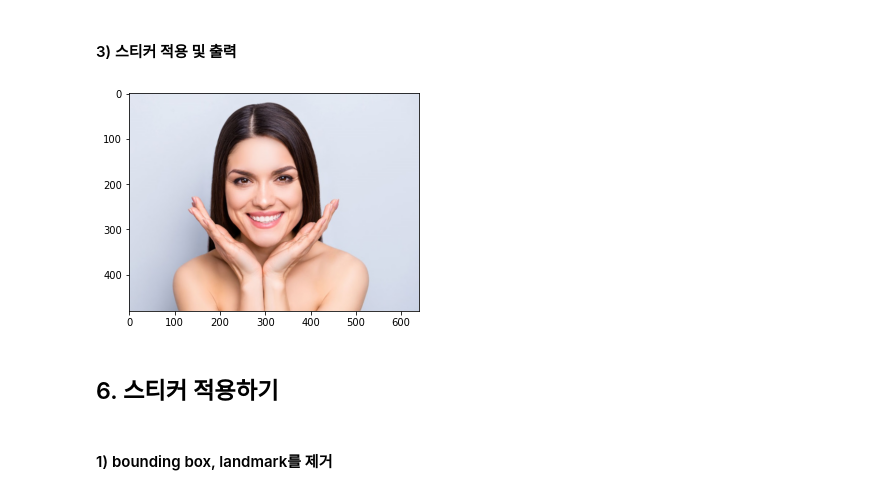
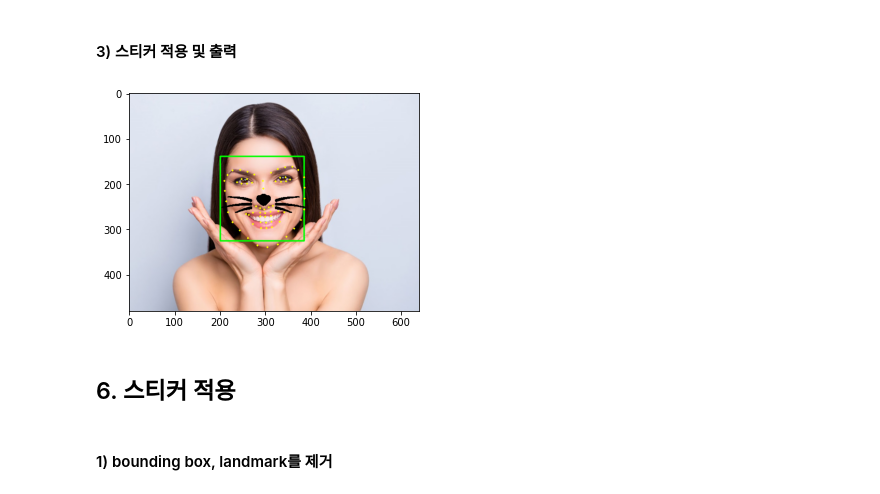
Before and after one commit to olivela777/AIFFEL, a Jupyter notebook: 03_EXPLORATION/Create_a_camera_sticker_app.ipynb, the cells around one changed output. Drawn from its saved outputs; the diff is of its cells as text; code cells hidden in the pictures.

```diff
--- a/03_EXPLORATION/Create_a_camera_sticker_app.ipynb
+++ b/03_EXPLORATION/Create_a_camera_sticker_app.ipynb
@@ -141,18 +139,18 @@ plt.imshow(img_sticker)
 # %%
 # 원본이미지에서 스티커를 적용할 위치를 crop한 이미지
 sticker_area = img_show[y:y + img_sticker.shape[0], x:x + img_sticker.shape[1]]
 
 # np.where 영역 지정
 # np.where는 img_sticker가 0 인 부분은 sticker_area를 사용하고, 0이 아닌 부분을 img_sticker 사용
 img_show[y:y + img_sticker.shape[0], x:x + img_sticker.shape[1]] = \
     np.where(img_sticker == 0,img_sticker, sticker_area).astype(np.uint8)
 
-plt.imshow(cv2.cvtColor(img_bgr, cv2.COLOR_BGR2RGB)) # img_show에 재적용
+plt.imshow(cv2.cvtColor(img_show, cv2.COLOR_BGR2RGB)) # img_show에 재적용
 plt.show() # 결과 이미지 출력
 # %% [output]
-[figure, old version]
+[figure, new version]
 # %% [markdown]
-## 6. 스티커 적용하기
+## 6. 스티커 적용
 # %% [markdown]
 #### 1) bounding box, landmark를 제거
 # %%
```
Also changed, not shown: parts of 6 cells of this notebook.
